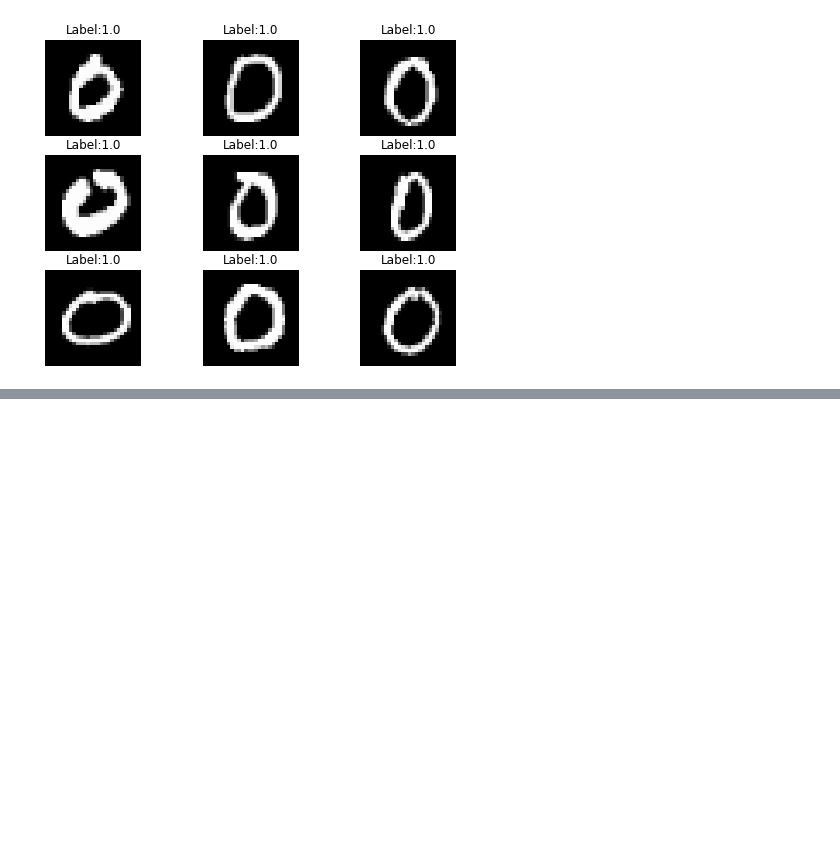
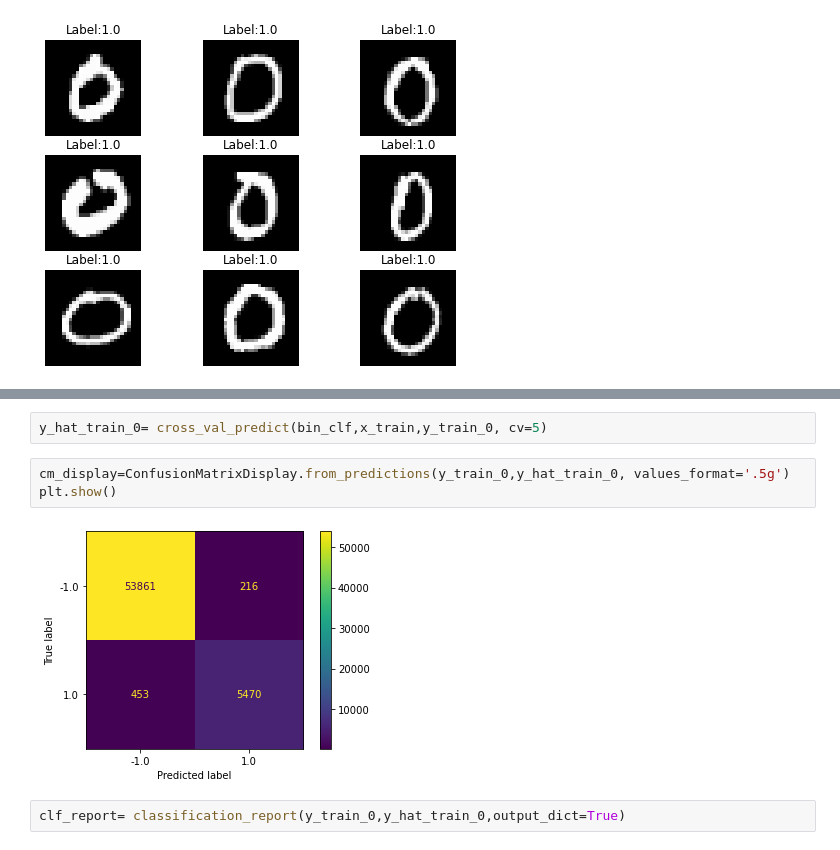
Before and after one commit to deepaksirohiwal/image_calssification_using_perceptron, a Jupyter notebook: digit_classification.ipynb, the cells around one changed output, grey strips where cells are left out. Saved outputs shown, nothing was run; the diff lists cells and outputs as text; blank space fills up the shorter version.

```diff
--- a/digit_classification.ipynb
+++ b/digit_classification.ipynb
@@ -229,0 +293,9 @@ print(np.log(10))
+# %%
+y_hat_train_0= cross_val_predict(bin_clf,x_train,y_train_0, cv=5)
+# %%
+cm_display=ConfusionMatrixDisplay.from_predictions(y_train_0,y_hat_train_0, values_format='.5g')
+plt.show()
+# %% [output]
+[figure, added]
+# %%
+clf_report= classification_report(y_train_0,y_hat_train_0,output_dict=True)
```
Also changed, not shown: parts of 69 cells of this notebook.
